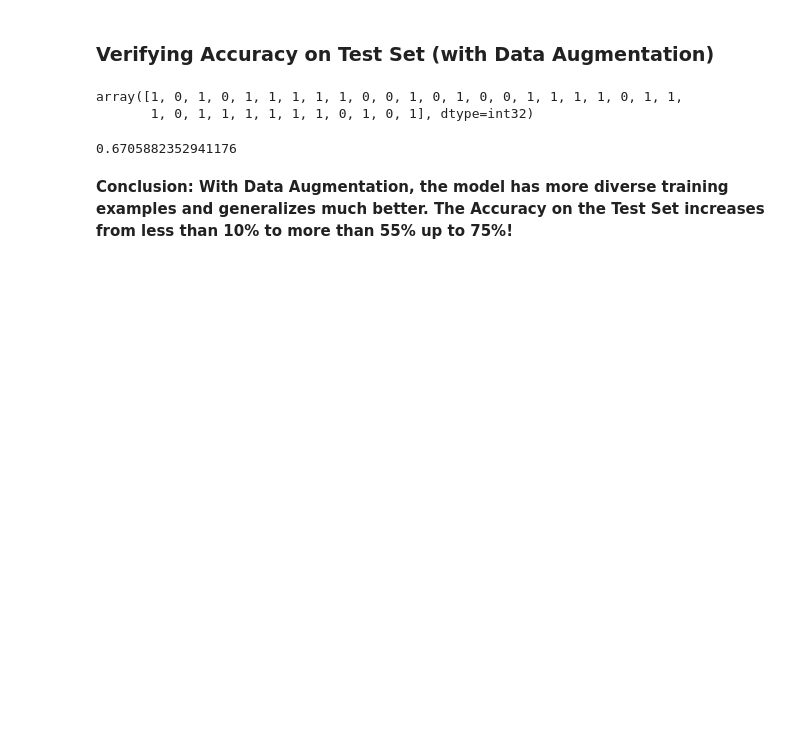
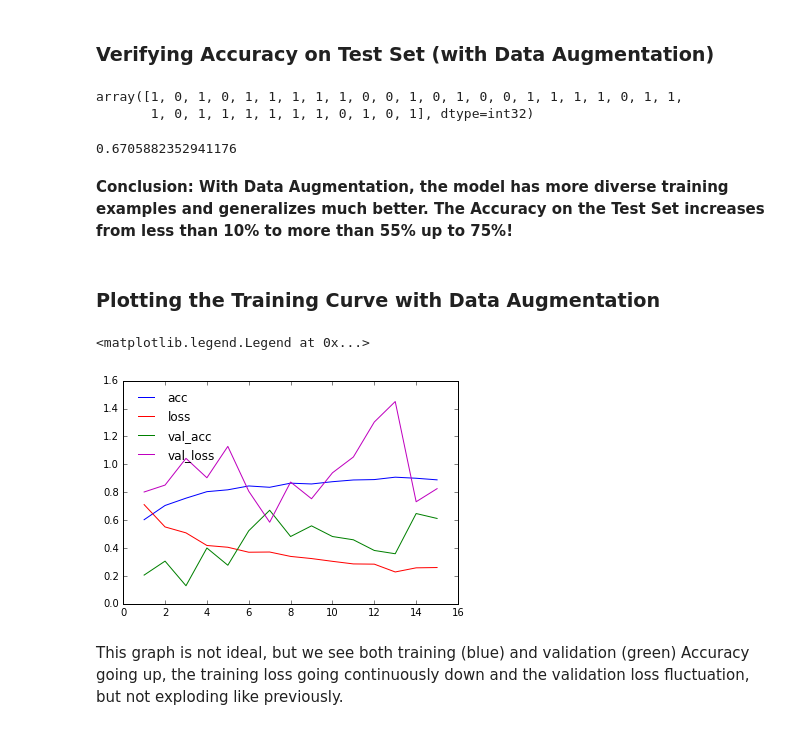
Before and after one commit to tuwien-musicir/DeepLearning_Tutorial, a Jupyter notebook: Car_recognition.ipynb, the cells around one changed output. Drawn from its saved outputs; the diff is of its cells as text; code cells hidden in the pictures; blank space fills up the shorter version.

```diff
--- a/Car_recognition.ipynb
+++ b/Car_recognition.ipynb
@@ -613,7 +622,7 @@ model = createMyModel()
 model.compile(loss=loss, optimizer=optimizer, metrics=['accuracy'])
 
 # fits the model on batches with real-time data augmentation:
-model.fit_generator(datagen.flow(train_img, classes_array, batch_size=16),
+history = model.fit_generator(datagen.flow(train_img, classes_array, batch_size=16),
                     samples_per_epoch=len(train_img), nb_epoch=epochs,
                     validation_data=validation_data)
 # %% [output]
@@ -650,3 +658,22 @@ accuracy_score(test_classes, predictions)
 0.6705882352941176
 # %% [markdown]
 <b>Conclusion: With Data Augmentation, the model has more diverse training examples and generalizes much better. The Accuracy on the Test Set increases from less than 10% to more than 55% up to 75%!</b>
+# %% [markdown]
+### Plotting the Training Curve with Data Augmentation
+# %%
+hist = history.history
+
+#plt.figure(figsize=(10,6))
+#plt.title("Training Curve")
+#plt.xlabel("Epoch")
+
+for measure in hist.keys():
+    color = colors[measure]
+    plt.plot(range(1,epochs+1), hist[measure], color + '-', label=measure)  # use last 2 values to draw line
+
+plt.legend(loc='upper left', scatterpoints = 1, frameon=False)
+# %% [output]
+<matplotlib.legend.Legend at 0x...>
+[figure, added]
+# %% [markdown]
+This graph is not ideal, but we see both training (blue) and validation (green) Accuracy going up, the training loss going continuously down and the validation loss fluctuation, but not exploding like previously.
```
Also changed, not shown: parts of 6 cells of this notebook.
